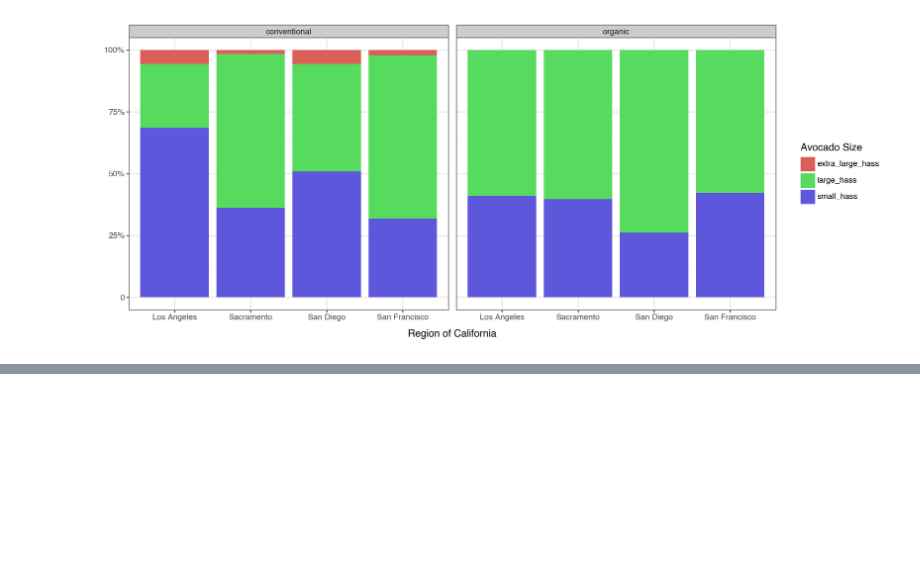
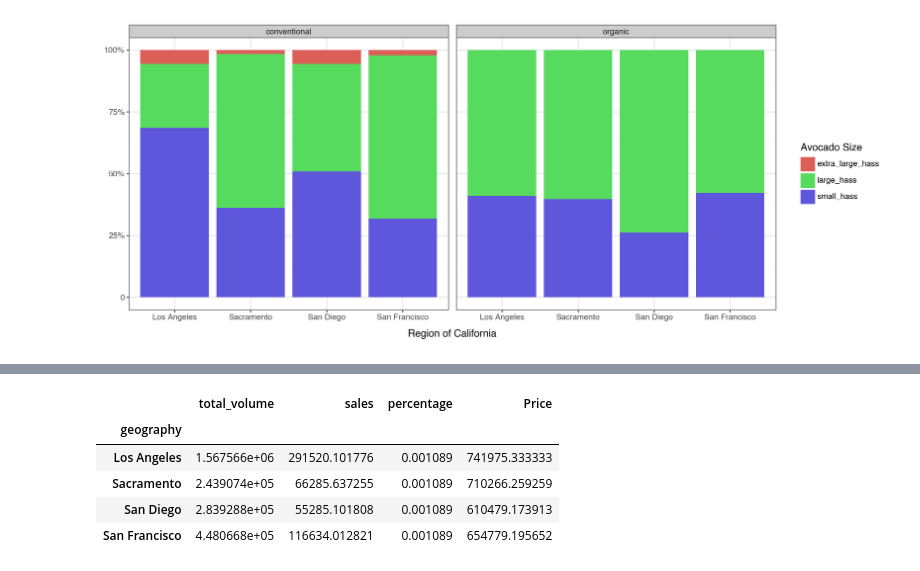
Before and after one commit to EthanSchultz49/GSB-544, a Jupyter notebook: Week_2/Lab2.ipynb, the cells around one changed output, grey strips where cells are left out. Saved outputs shown, nothing was run; the diff lists cells and outputs as text; code cells hidden in the pictures; blank space fills up the shorter version.

```diff
--- a/Week_2/Lab2.ipynb
+++ b/Week_2/Lab2.ipynb
@@ -277,0 +295,9 @@ print(housing_prices.head())
+# %%
+cali_inner.groupby(['geography']).mean('Price')
+# %% [output]
+|  | total_volume | sales | percentage | Price |
+| geography |  |  |  |  |
+| Los Angeles | 1.567566e+06 | 291520.101776 | 0.001089 | 741975.333333 |
+| Sacramento | 2.439074e+05 | 66285.637255 | 0.001089 | 710266.259259 |
+| San Diego | 2.839288e+05 | 55285.101808 | 0.001089 | 610479.173913 |
+| San Francisco | 4.480668e+05 | 116634.012821 | 0.001089 | 654779.195652 |
```
Also changed, not shown: parts of 3 cells of this notebook.
